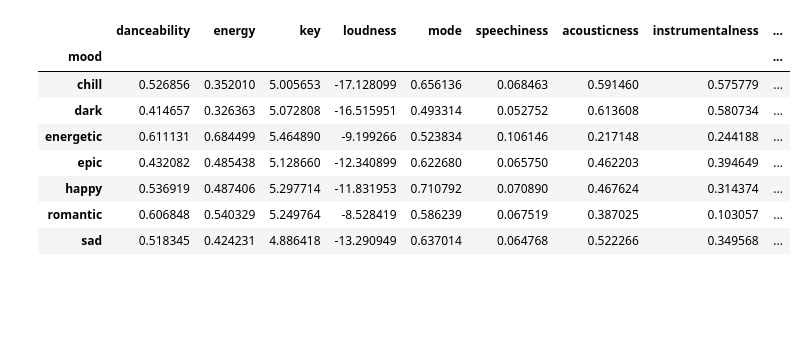
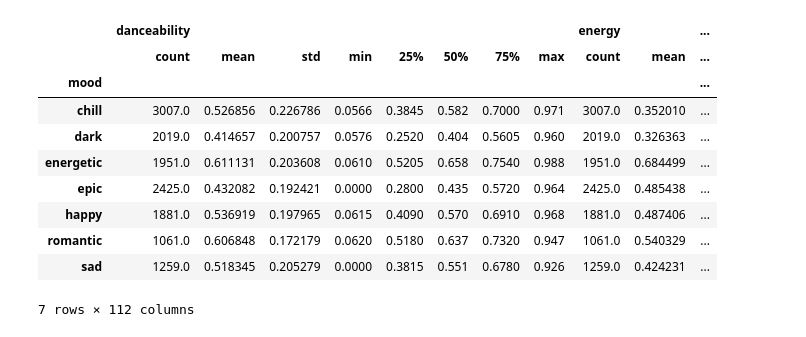
Before and after one commit to BryanZhang938/harmonic_horizons, a Jupyter notebook: src/data/process_data.ipynb, the cells around one changed output. Drawn from its saved outputs; the diff is of its cells as text; code cells hidden in the pictures; blank space fills up the shorter version.

```diff
--- a/src/data/process_data.ipynb
+++ b/src/data/process_data.ipynb
@@ -4,7 +7,7 @@ import pandas as pd
 df = pd.read_csv('/Users/bryanzhang/Desktop/career/projects/harmonic_horizons/data/tracks.csv')
 # %%
 df.dropna(axis=0, how='any', inplace=True)
-removed_cols = ['Unnamed: 0', 'type', 'uri', 'track_href', 'analysis_url']
+removed_cols = ['Unnamed: 0', 'type', 'uri', 'track_href', 'analysis_url', 'id']
 df = df.drop(columns=removed_cols)
 
 song_counts = df['name'].value_counts()
@@ -12,16 +15,24 @@ duplicate_songs = song_counts[song_counts > 1].index
 
 track_df = df[~df['name'].isin(duplicate_songs)]
 track_df = track_df.set_index('name')
+# %%
+def adjust_time(time):
+    return time/1000
+
+track_df['duration_ms'] = track_df['duration_ms'].apply(adjust_time)
+track_df = track_df.rename(columns={'duration_ms': 'duration_s'})
 # %%
-mood_distribution = track_df.drop(columns=['id']).groupby('mood').mean()
+mood_distribution = track_df.groupby('mood').describe()
 mood_distribution
 # %% [output]
-|  | danceability | energy | key | loudness | mode | speechiness | acousticness | instrumentalness | ... |
-| mood |  |  |  |  |  |  |  |  | ... |
-| chill | 0.526856 | 0.352010 | 5.005653 | -17.128099 | 0.656136 | 0.068463 | 0.591460 | 0.575779 | ... |
-| dark | 0.414657 | 0.326363 | 5.072808 | -16.515951 | 0.493314 | 0.052752 | 0.613608 | 0.580734 | ... |
-| energetic | 0.611131 | 0.684499 | 5.464890 | -9.199266 | 0.523834 | 0.106146 | 0.217148 | 0.244188 | ... |
-| epic | 0.432082 | 0.485438 | 5.128660 | -12.340899 | 0.622680 | 0.065750 | 0.462203 | 0.394649 | ... |
-| happy | 0.536919 | 0.487406 | 5.297714 | -11.831953 | 0.710792 | 0.070890 | 0.467624 | 0.314374 | ... |
-| romantic | 0.606848 | 0.540329 | 5.249764 | -8.528419 | 0.586239 | 0.067519 | 0.387025 | 0.103057 | ... |
-| sad | 0.518345 | 0.424231 | 4.886418 | -13.290949 | 0.637014 | 0.064768 | 0.522266 | 0.349568 | ... |
+|  | danceability |  |  |  |  |  |  |  | energy |  | ... |
+|  | count | mean | std | min | 25% | 50% | 75% | max | count | mean | ... |
+| mood |  |  |  |  |  |  |  |  |  |  | ... |
+| chill | 3007.0 | 0.526856 | 0.226786 | 0.0566 | 0.3845 | 0.582 | 0.7000 | 0.971 | 3007.0 | 0.352010 | ... |
+| dark | 2019.0 | 0.414657 | 0.200757 | 0.0576 | 0.2520 | 0.404 | 0.5605 | 0.960 | 2019.0 | 0.326363 | ... |
+| energetic | 1951.0 | 0.611131 | 0.203608 | 0.0610 | 0.5205 | 0.658 | 0.7540 | 0.988 | 1951.0 | 0.684499 | ... |
+| epic | 2425.0 | 0.432082 | 0.192421 | 0.0000 | 0.2800 | 0.435 | 0.5720 | 0.964 | 2425.0 | 0.485438 | ... |
+| happy | 1881.0 | 0.536919 | 0.197965 | 0.0615 | 0.4090 | 0.570 | 0.6910 | 0.968 | 1881.0 | 0.487406 | ... |
+| romantic | 1061.0 | 0.606848 | 0.172179 | 0.0620 | 0.5180 | 0.637 | 0.7320 | 0.947 | 1061.0 | 0.540329 | ... |
+| sad | 1259.0 | 0.518345 | 0.205279 | 0.0000 | 0.3815 | 0.551 | 0.6780 | 0.926 | 1259.0 | 0.424231 | ... |
+7 rows × 112 columns
```
Also changed, not shown: parts of 5 cells of this notebook.
